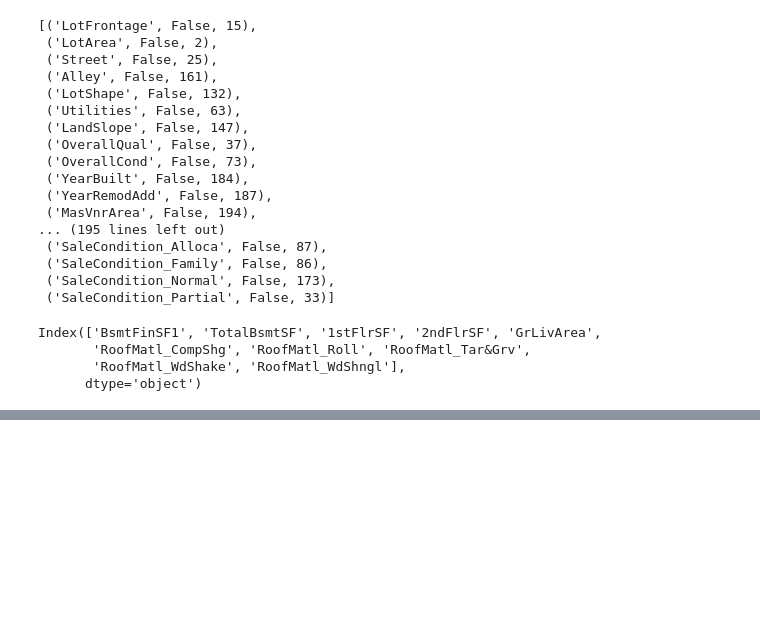
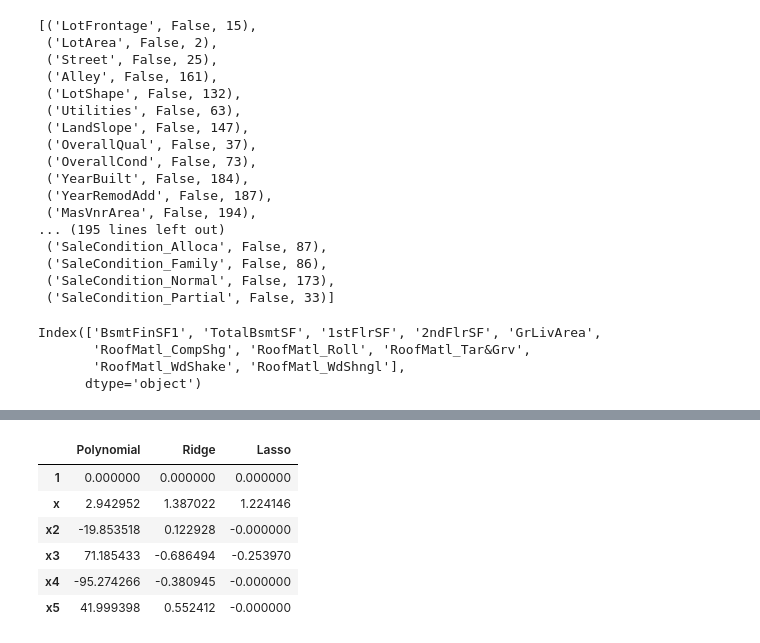
Before and after one commit to gautaman8/Advanced-ML, a Jupyter notebook: SurpriseHousing.ipynb, the cells around one changed output, grey strips where cells are left out. Drawn from its saved outputs; the diff is of its cells as text; code cells hidden in the pictures; blank space fills up the shorter version.

Commit message:
Ridge and Lasso Regression

```diff
--- a/SurpriseHousing.ipynb
+++ b/SurpriseHousing.ipynb
@@ -573,0 +780,15 @@ Index(['BsmtFinSF1', 'TotalBsmtSF', '1stFlrSF', '2ndFlrSF', 'GrLivArea',
+# %%
+# Applying Lasso Regression with varying the hyperparameter 'lambda'
+
+lambdas = [0.001, 0.01, 0.1, 1, 10, 100, 1000]
+for i in lambdas:
+    degree = 3
+    lassocoef = PolynomialFeatures(degree)
+    # Transforming input features to polynomial features (1, x1, x2, x3, x4, x5)
+    X_poly = lassocoef.fit_transform(top_X_train)
+    lassoreg = Lasso(alpha = i)
+    lassoreg.fit(X_poly, y_train)
+    # Compute R^2
+    y_pred = lassoreg.predict(lassocoef.fit_transform(top_X_train))
+    print("r2 score = " + str(r2_score(y_train, y_pred)))
+    print(lassoreg.coef_)
@@ -573,0 +815,23 @@ Index(['BsmtFinSF1', 'TotalBsmtSF', '1stFlrSF', '2ndFlrSF', 'GrLivArea',
+# %%
+# Get the model coefficients for specific lambda say 0.001
+
+# Ridge Regression
+
+ridgecoef = PolynomialFeatures(degree, include_bias = True) # Creating degree 3 features
+# Transforming input features to polynomial features (1, x1, x2, x3, x4, x5)
+X_poly = ridgecoef.fit_transform(top_X_train)
+ridgereg = Ridge(alpha = 0.001) # Initialize the Ridge Regression model with a specific lambda
+ridgereg.fit(X_poly, y_train) # fit the model on the polynomial features
+print(ridgereg.coef_)
+y_pred = ridgereg.predict(ridgecoef.fit_transform(top_X_train))
+print("r2 score = " + str(r2_score(y_train, y_pred)))
+
+# Lasso Regression
+lassocoef = PolynomialFeatures(degree) # Creating degree 3 features
+# Transforming input features to polynomial features (1, x1, x2, x3, x4, x5)
+X_poly = lassocoef.fit_transform(top_X_train)
+lassoreg = Lasso(alpha = 0.001)
+lassoreg.fit(X_poly, y_train)
+print(lassoreg.coef_)
+y_pred = lassoreg.predict(lassocoef.fit_transform(top_X_train))
+print("r2 score = " + str(r2_score(y_train, y_pred)))
@@ -573,0 +856,15 @@ Index(['BsmtFinSF1', 'TotalBsmtSF', '1stFlrSF', '2ndFlrSF', 'GrLivArea',
+# %%
+betas = pd.DataFrame(index=['1', 'x', 'x2', 'x3', 'x4', 'x5'],
+                     columns = ['Polynomial', 'Ridge', 'Lasso'])
+betas['Polynomial'] = linreg5.coef_ # Polynomial Regression
+betas['Ridge'] = ridgereg.coef_ # Ridge Regression
+betas['Lasso'] = lassoreg.coef_ # Lasso Regression
+betas
+# %% [output]
+|  | Polynomial | Ridge | Lasso |
+| 1 | 0.000000 | 0.000000 | 0.000000 |
+| x | 2.942952 | 1.387022 | 1.224146 |
+| x2 | -19.853518 | 0.122928 | -0.000000 |
+| x3 | 71.185433 | -0.686494 | -0.253970 |
+| x4 | -95.274266 | -0.380945 | -0.000000 |
+| x5 | 41.999398 | 0.552412 | -0.000000 |
```
Also changed, not shown: parts of 34 cells of this notebook, 1 other file.
